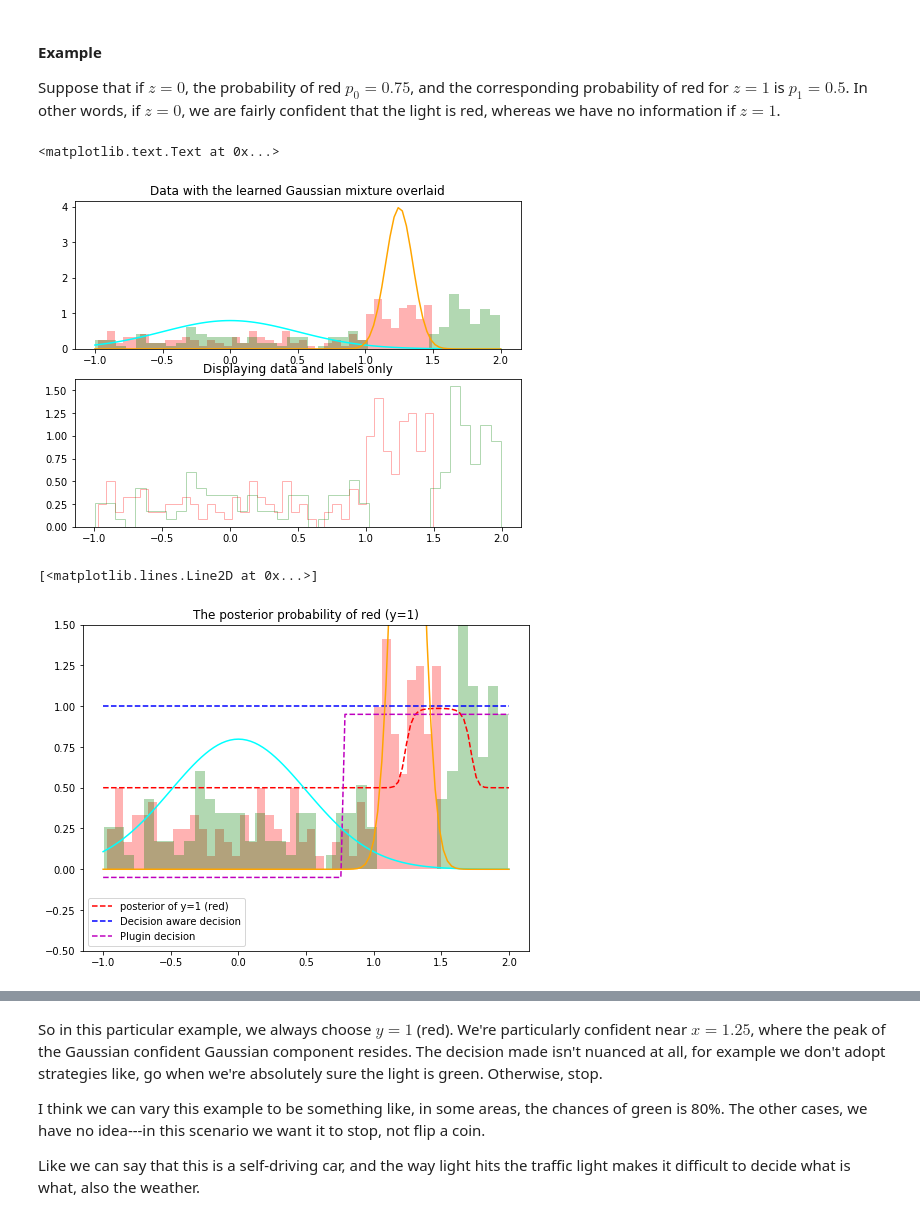
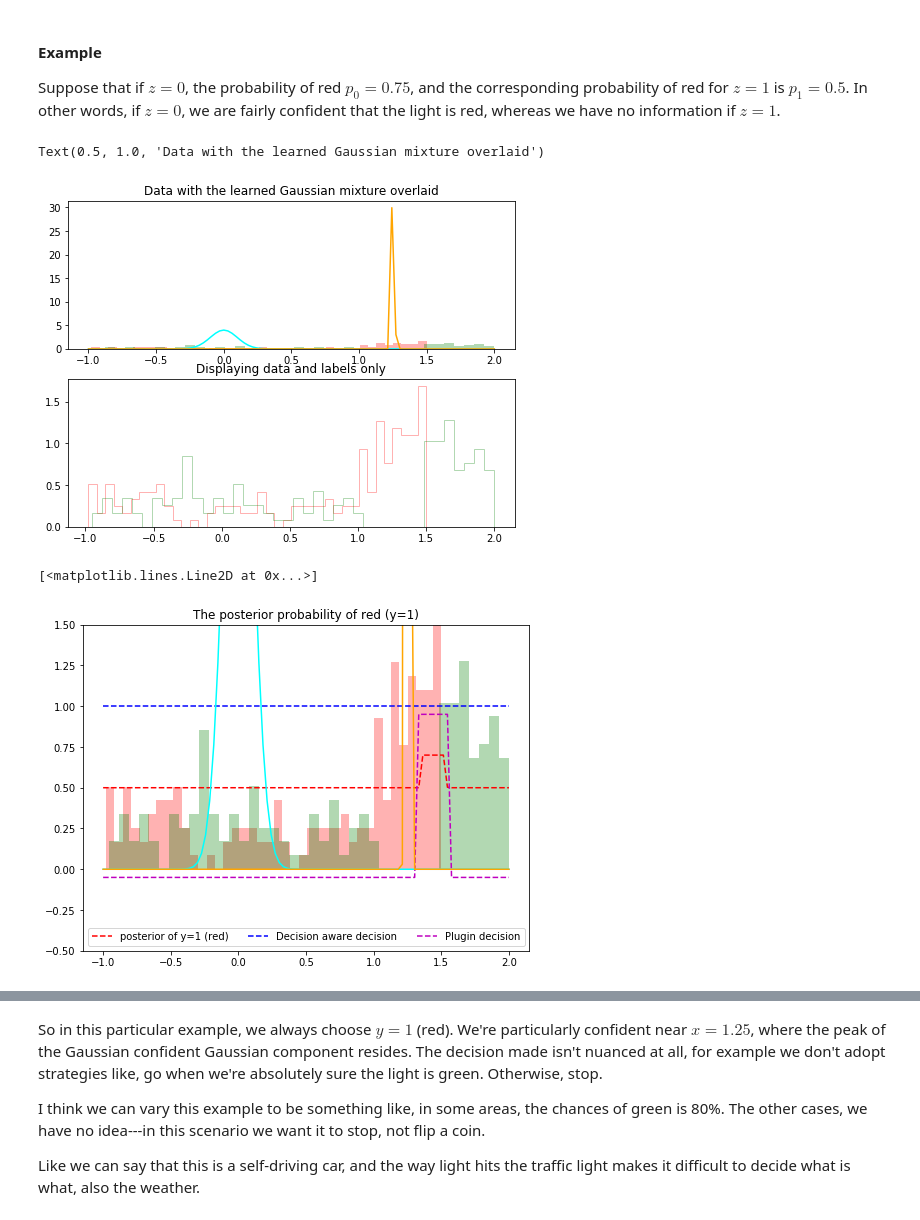
Before and after one commit to takutosato/ml, a Jupyter notebook: loss_calibrated/simple_example.ipynb, the cells around one changed output, grey strips where cells are left out. Cells and saved outputs as stored; diff of their text form; code cells hidden in the pictures.

```diff
--- a/loss_calibrated/simple_example.ipynb
+++ b/loss_calibrated/simple_example.ipynb
@@ -134,11 +134,11 @@ x_red = np.extract(red_indices, x)
 x_green = np.extract(green_indices, x)
 
 ### histogram first
-ax[0].hist(x_red, color="red", histtype='stepfilled', normed=True, alpha = 0.3, bins=40)
-ax[0].hist(x_green, color="green", histtype='stepfilled', normed=True, alpha = 0.3, bins=40)
+ax[0].hist(x_red, color="red", histtype='stepfilled', density=True, alpha = 0.3, bins=40)
+ax[0].hist(x_green, color="green", histtype='stepfilled', density=True, alpha = 0.3, bins=40)
 
-ax[1].hist(x_red, color="red", normed=True, alpha = 0.3, bins=40, histtype='step')
-ax[1].hist(x_green, color="green", normed=True, alpha = 0.3, bins=40, histtype='step')
+ax[1].hist(x_red, color="red", density=True, alpha = 0.3, bins=40, histtype='step')
+ax[1].hist(x_green, color="green", density=True, alpha = 0.3, bins=40, histtype='step')
 ax[1].set_title("Displaying data and labels only")
 
 ### overlay the gaussians
@@ -148,17 +148,17 @@ ax[1].set_title("Displaying data and labels only")
 # y|z_k ~ Bernoulli(p_k) Given the comonent, probability of 1 = red
 # x_n|z_n ~ N()
 pi = np.array([0.5, 0.5]) # the mixture components are equally likely
-p = np.array([0.5, 0.99]) # when we're in the z = 1 cluster, we're sure we've got the (red|green) light (0.99, 0.01)
+p = np.array([0.5, 0.70]) # when we're in the z = 1 cluster, we're sure we've got the (red|green) light (0.99, 0.01)
 mu = np.array([0.0, 1.25]) # the centers of the Gaussian mixtures, taken from the plot
-sigma = np.array([0.5, 0.1]) # the spread of the clusters
+sigma = np.array([0.1, 0.01]) # the spread of the clusters
 
 x_grid = np.linspace(-1.0, 2.0, 100)
 ax[0].plot(x_grid, norm.pdf(x_grid, mu[0], sigma[0]), color="cyan")
 ax[0].plot(x_grid, norm.pdf(x_grid, mu[1], sigma[1]), color="orange")
 ax[0].set_title("Data with the learned Gaussian mixture overlaid")
 # %% [output]
-<matplotlib.text.Text at 0x...>
+Text(0.5, 1.0, 'Data with the learned Gaussian mixture overlaid')
-[figure, old version]
+[figure, new version]
 # %%
 ### The plugin-estimator way
 def get_posterior(x_test):
@@ -186,35 +186,34 @@ plugin_decision = np.argmax(np.column_stack((1.0-y_post, y_post)), axis=1)
 ### The decision aware way: now what would this be.
 # U_xy is the utility of guessing x when it really is y
 U_rr = 101.0
 U_gr = 1.0
 U_gg = 101.0
 U_rg = 51.0
 threshold = (U_rr - U_gr)/(U_gg - U_rg)
 
 # The deicision function depends on the ratio P(y=0|x*)/P(y=1|x*)
 x_test = np.linspace(-1, 2, 100)
 # if the above ratio is less than the threshold, the decision is red
 decision = (1.0 - get_posterior(x_test))/get_posterior(x_test) < threshold
 
-# fig, ax = plt.subplots(2)
 fig = plt.figure()
 ax = plt.axes()
 fig.set_size_inches(8,6)
 ax.plot(x_test, y_post, "--r", label="posterior of y=1 (red)")
 ax.set_title("The posterior probability of red (y=1)")
 ax.plot(x_test, decision.astype(int), '--b', label="Decision aware decision")
 ax.plot(x_test, plugin_decision -0.05, '--m', label="Plugin decision") # -0.05 to make the line visible
-ax.legend()
+ax.legend(ncol = 3)
 ax.set_ylim(-0.5, 1.5)
 
 # copied and pasted from above--not ideal
-ax.hist(x_red, color="red", histtype='stepfilled', normed=True, alpha = 0.3, bins=40)
-ax.hist(x_green, color="green", histtype='stepfilled', normed=True, alpha = 0.3, bins=40)
+ax.hist(x_red, color="red", histtype='stepfilled', density=True, alpha = 0.3, bins=40)
+ax.hist(x_green, color="green", histtype='stepfilled', density=True, alpha = 0.3, bins=40)
 ax.plot(x_grid, norm.pdf(x_grid, mu[0], sigma[0]), color="cyan")
 ax.plot(x_grid, norm.pdf(x_grid, mu[1], sigma[1]), color="orange")
 
 # Start here: the plot looks decent but it's not right. The posterior of y = 1 should increase in the red zone, I think.
 # Further, the decision-aware decision should be 0 through out and 1...hmmmm. Need to be careful. Anyway good stuff.
 # %% [output]
 [<matplotlib.lines.Line2D at 0x...>]
-[figure, old version]
+[figure, new version]
```
Also changed, not shown: parts of 1 cell of this notebook.
